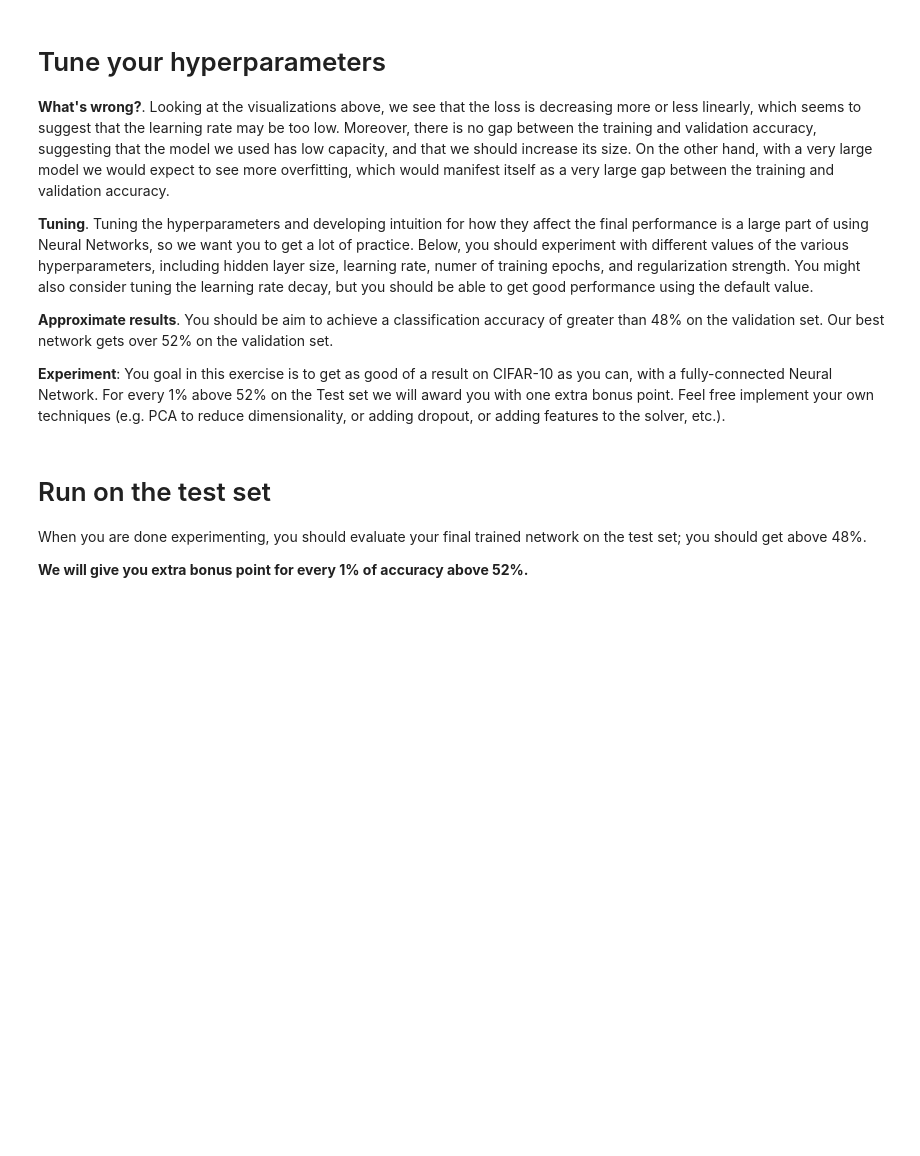
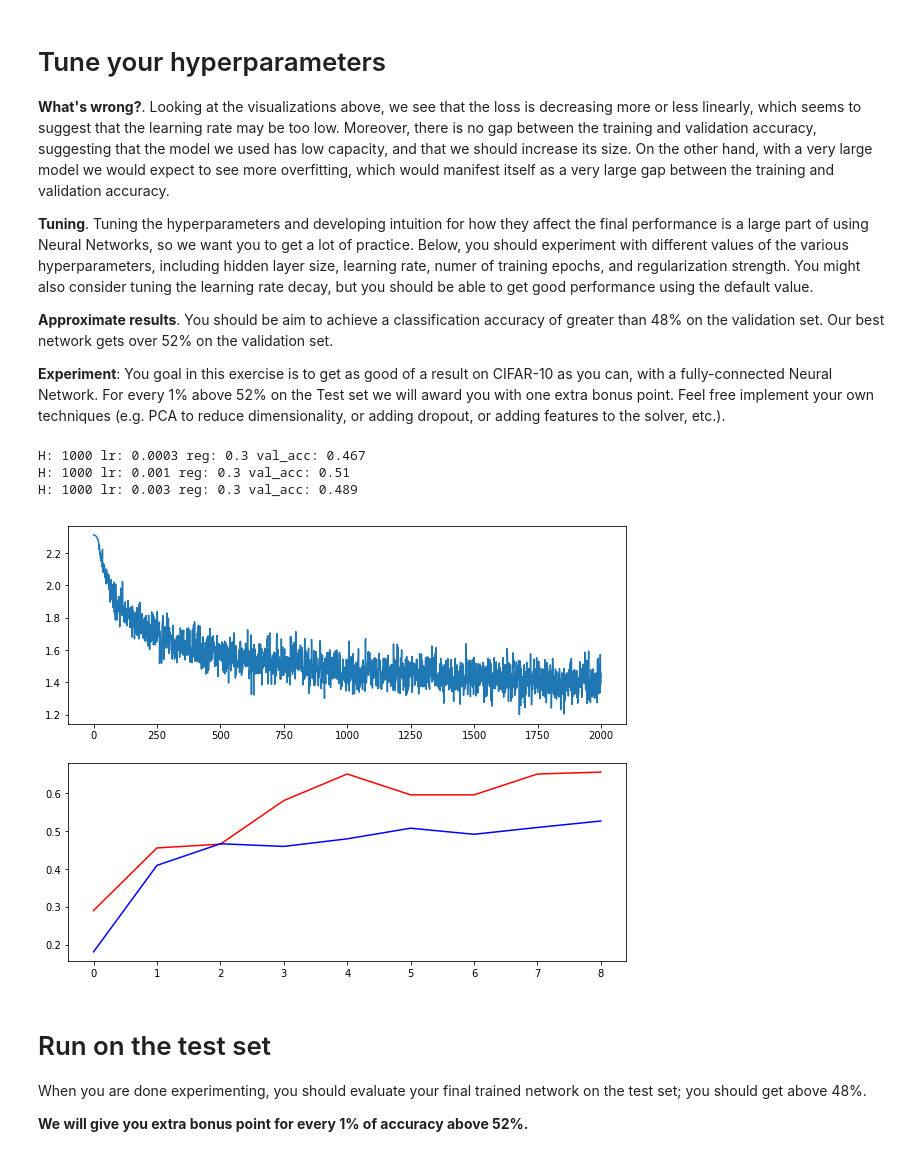
Before and after one commit to ViviLearns2Code/cs231n, a Jupyter notebook: assignment1/two_layer_net.ipynb, the cells around one changed output. Saved outputs shown, nothing was run; the diff lists cells and outputs as text; code cells hidden in the pictures; blank space fills up the shorter version.

```diff
--- a/assignment1/two_layer_net.ipynb
+++ b/assignment1/two_layer_net.ipynb
@@ -244,34 +296,39 @@ best_net = None # store the best model into this
 # write code to sweep through possible combinations of hyperparameters          #
 # automatically like we did on the previous exercises.                          #
 #################################################################################
-hidden_sizes = [500,1000,2000]
+hidden_sizes = [500,1000]
 learning_rates = [3e-4,1e-3,3e-3]
 regs = [0.3,1,3]
 best_val = -1
 #H: 1000 lr: 0.001 reg: 0.3 val_acc: 0.521, Test accuracy:  0.537,
 
 for h in hidden_sizes:
     for lr in learning_rates:
         for reg in regs:
             nn = TwoLayerNet(input_size=input_size,hidden_size=h,output_size=num_classes)
             stats = nn.train(X=X_train,y=y_train,X_val=X_val,y_val=y_val,learning_rate=lr,reg=reg,num_iters=2000,verbose=False)
             val_acc = (nn.predict(X_val) == y_val).mean()
             print("H:",h,"lr:",lr,"reg:",reg,"val_acc:",val_acc)
             if val_acc > best_val:
                 best_val = val_acc
                 best_stats = stats
                 best_net = nn
 
 plt.subplot(2, 1, 1)
 plt.plot(best_stats['loss_history'])
 plt.subplot(2, 1, 2)
 plt.plot(best_stats['train_acc_history'], label='train', color='r')
 plt.plot(best_stats['val_acc_history'], label='val', color='b')
 plt.show()
 
 #################################################################################
 #                               END OF YOUR CODE                                #
 #################################################################################
+# %% [output]
+H: 1000 lr: 0.0003 reg: 0.3 val_acc: 0.467
+H: 1000 lr: 0.001 reg: 0.3 val_acc: 0.51
+H: 1000 lr: 0.003 reg: 0.3 val_acc: 0.489
+[figure, added]
 # %%
 # visualize the weights of the best network
 show_net_weights(best_net)
```
Also changed, not shown: parts of 8 cells of this notebook, 6 other files.
